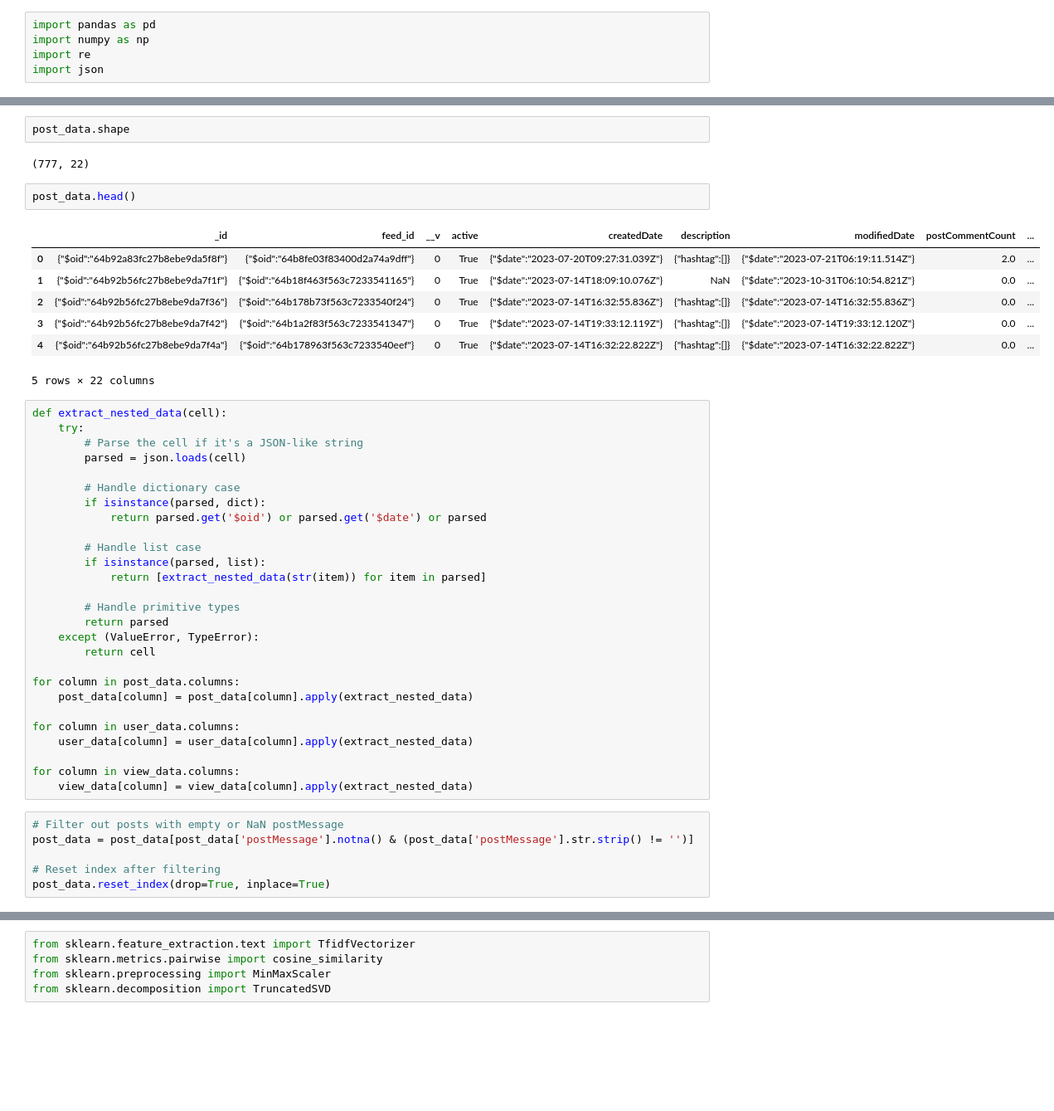
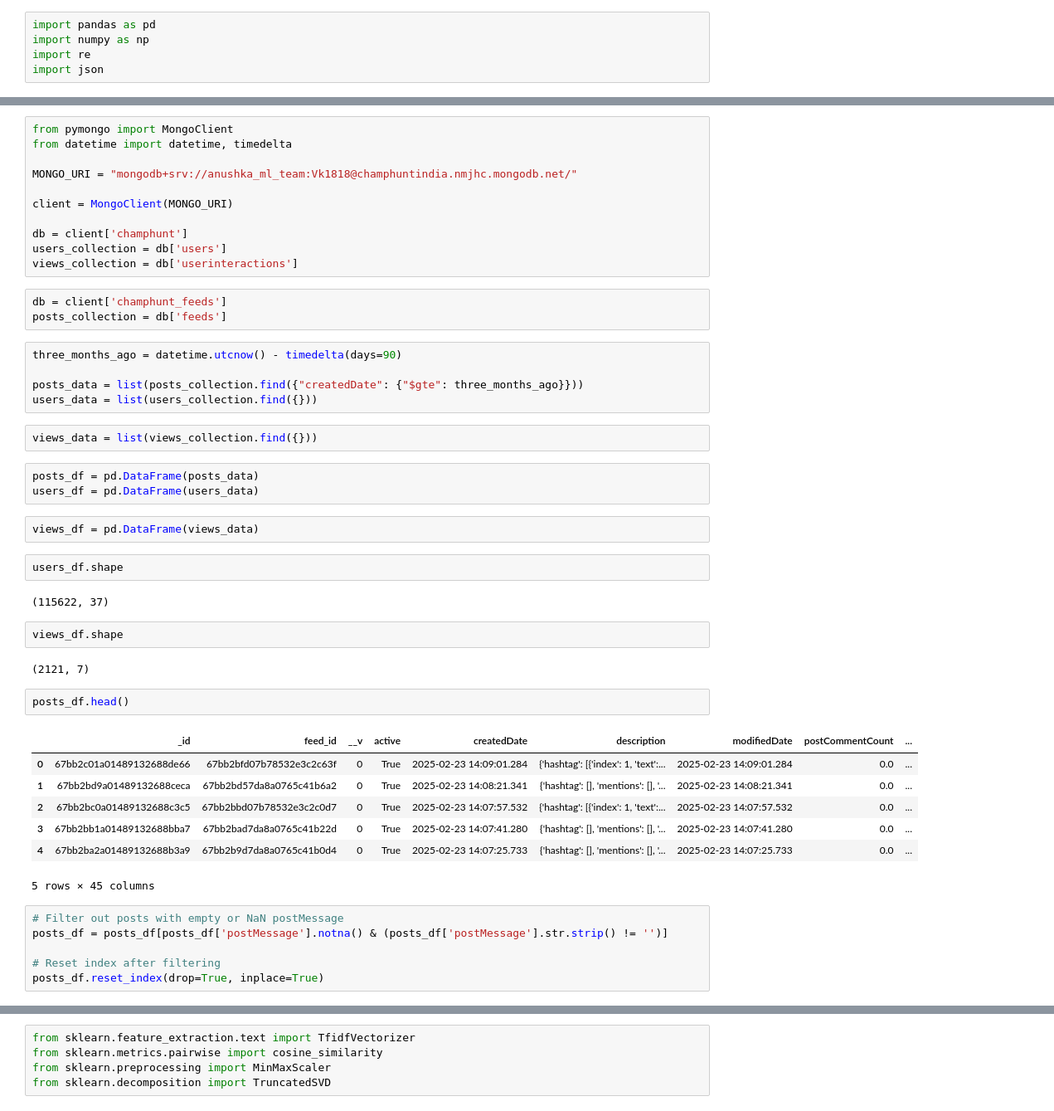
Before and after one commit to anushhhh/pitch-recommendation-algorithm, a Jupyter notebook: pitch_recs.ipynb, the cells around one changed output, grey strips where cells are left out. Shown: that part at 83% size. Cells and saved outputs as stored; diff of their text form; blank space fills up the shorter version.

```diff
--- a/pitch_recs.ipynb
+++ b/pitch_recs.ipynb
@@ -12,48 +19,51 @@ user_data = pd.read_csv('users.csv', on_bad_lines='skip')
+# %%
+from pymongo import MongoClient
+from datetime import datetime, timedelta
+
+MONGO_URI = "mongodb+srv://anushka_ml_team:Vk1818@champhuntindia.nmjhc.mongodb.net/"
+
+client = MongoClient(MONGO_URI)
+
+db = client['champhunt']
+users_collection = db['users']
+views_collection = db['userinteractions']
+# %%
+db = client['champhunt_feeds']
+posts_collection = db['feeds']
+# %%
+three_months_ago = datetime.utcnow() - timedelta(days=90)
+
+posts_data = list(posts_collection.find({"createdDate": {"$gte": three_months_ago}}))
+users_data = list(users_collection.find({}))
+# %%
+views_data = list(views_collection.find({}))
+# %%
+posts_df = pd.DataFrame(posts_data)
+users_df = pd.DataFrame(users_data)
+# %%
+views_df = pd.DataFrame(views_data)
 # %%
-post_data.shape
+users_df.shape
 # %% [output]
-(777, 22)
+(115622, 37)
+# %%
+views_df.shape
+# %% [output]
+(2121, 7)
 # %%
-post_data.head()
+posts_df.head()
 # %% [output]
 |  | _id | feed_id | __v | active | createdDate | description | modifiedDate | postCommentCount | ... |
-| 0 | {"$oid":"64b92a83fc27b8ebe9da5f8f"} | {"$oid":"64b8fe03f83400d2a74a9dff"} | 0 | True | {"$date":"2023-07-20T09:27:31.039Z"} | {"hashtag":[]} | {"$date":"2023-07-21T06:19:11.514Z"} | 2.0 | ... |
-| 1 | {"$oid":"64b92b56fc27b8ebe9da7f1f"} | {"$oid":"64b18f463f563c7233541165"} | 0 | True | {"$date":"2023-07-14T18:09:10.076Z"} | NaN | {"$date":"2023-10-31T06:10:54.821Z"} | 0.0 | ... |
-| 2 | {"$oid":"64b92b56fc27b8ebe9da7f36"} | {"$oid":"64b178b73f563c7233540f24"} | 0 | True | {"$date":"2023-07-14T16:32:55.836Z"} | {"hashtag":[]} | {"$date":"2023-07-14T16:32:55.836Z"} | 0.0 | ... |
-| 3 | {"$oid":"64b92b56fc27b8ebe9da7f42"} | {"$oid":"64b1a2f83f563c7233541347"} | 0 | True | {"$date":"2023-07-14T19:33:12.119Z"} | {"hashtag":[]} | {"$date":"2023-07-14T19:33:12.120Z"} | 0.0 | ... |
-| 4 | {"$oid":"64b92b56fc27b8ebe9da7f4a"} | {"$oid":"64b178963f563c7233540eef"} | 0 | True | {"$date":"2023-07-14T16:32:22.822Z"} | {"hashtag":[]} | {"$date":"2023-07-14T16:32:22.822Z"} | 0.0 | ... |
+| 0 | 67bb2c01a01489132688de66 | 67bb2bfd07b78532e3c2c63f | 0 | True | 2025-02-23 14:09:01.284 | {'hashtag': [{'index': 1, 'text':... | 2025-02-23 14:09:01.284 | 0.0 | ... |
+| 1 | 67bb2bd9a01489132688ceca | 67bb2bd57da8a0765c41b6a2 | 0 | True | 2025-02-23 14:08:21.341 | {'hashtag': [], 'mentions': [], '... | 2025-02-23 14:08:21.341 | 0.0 | ... |
+| 2 | 67bb2bc0a01489132688c3c5 | 67bb2bbd07b78532e3c2c0d7 | 0 | True | 2025-02-23 14:07:57.532 | {'hashtag': [{'index': 1, 'text':... | 2025-02-23 14:07:57.532 | 0.0 | ... |
+| 3 | 67bb2bb1a01489132688bba7 | 67bb2bad7da8a0765c41b22d | 0 | True | 2025-02-23 14:07:41.280 | {'hashtag': [], 'mentions': [], '... | 2025-02-23 14:07:41.280 | 0.0 | ... |
+| 4 | 67bb2ba2a01489132688b3a9 | 67bb2b9d7da8a0765c41b0d4 | 0 | True | 2025-02-23 14:07:25.733 | {'hashtag': [], 'mentions': [], '... | 2025-02-23 14:07:25.733 | 0.0 | ... |
-5 rows × 22 columns
+5 rows × 45 columns
-# %%
-def extract_nested_data(cell):
-    try:
-        # Parse the cell if it's a JSON-like string
-        parsed = json.loads(cell)
-
-        # Handle dictionary case
-        if isinstance(parsed, dict):
-            return parsed.get('$oid') or parsed.get('$date') or parsed
-
-        # Handle list case
-        if isinstance(parsed, list):
-            return [extract_nested_data(str(item)) for item in parsed]
-
-        # Handle primitive types
-        return parsed
-    except (ValueError, TypeError):
-        return cell
-
-for column in post_data.columns:
-    post_data[column] = post_data[column].apply(extract_nested_data)
-
-for column in user_data.columns:
-    user_data[column] = user_data[column].apply(extract_nested_data)
-
-for column in view_data.columns:
-    view_data[column] = view_data[column].apply(extract_nested_data)
 # %%
 # Filter out posts with empty or NaN postMessage
-post_data = post_data[post_data['postMessage'].notna() & (post_data['postMessage'].str.strip() != '')]
+posts_df = posts_df[posts_df['postMessage'].notna() & (posts_df['postMessage'].str.strip() != '')]
 
 # Reset index after filtering
-post_data.reset_index(drop=True, inplace=True)
+posts_df.reset_index(drop=True, inplace=True)
 # %%
```
Also changed, not shown: parts of 25 cells of this notebook.
